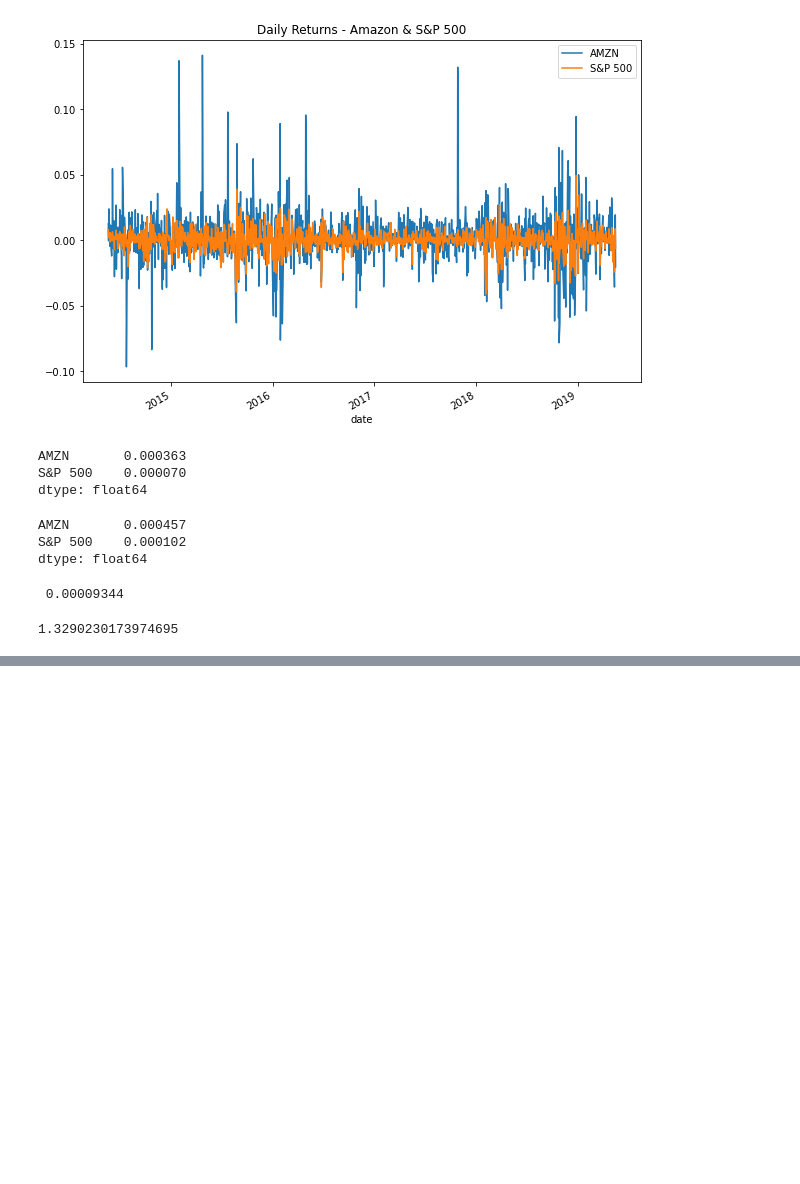
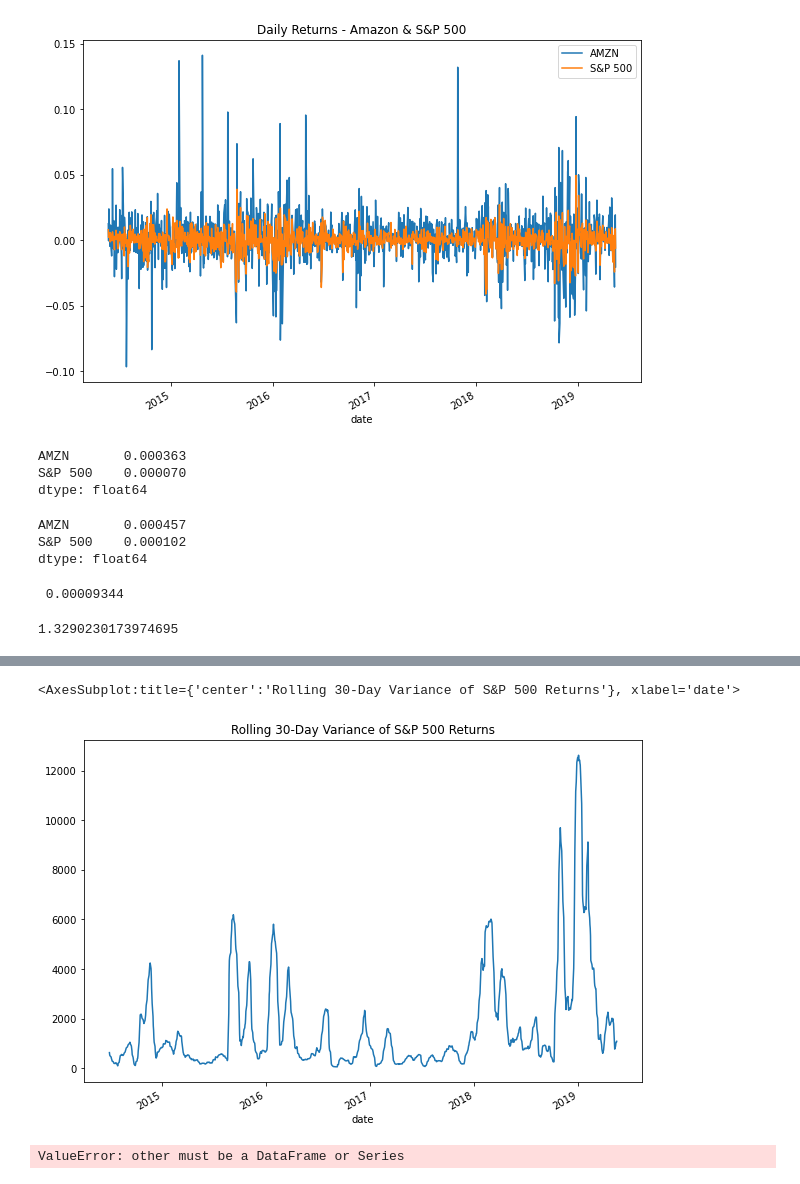
Before and after one commit to petepetersen423/Fintech-Workspace, a Jupyter notebook: M4/Untitled.ipynb, the cells around one changed output, grey strips where cells are left out. Cells and saved outputs as stored; diff of their text form; code cells hidden in the pictures; blank space fills up the shorter version.

```diff
--- a/M4/Untitled.ipynb
+++ b/M4/Untitled.ipynb
@@ -287,3 +287,9 @@ amzn_beta = daily_returns_amzn_spx['AMZN'].cov(daily_returns_amzn_spx['S&P 500']
 amzn_beta
 # %% [output]
 1.3290230173974695
+# %%
+daily_returns = pd.read_csv(Path('/Users/pete/Documents/Fintech-Workspace/M4/03-Rolling_Beta_Demo/amzn_sp500_data.csv'),
+                                    index_col="date",
+                                    parse_dates = True,
+                                    infer_datetime_format = True)
+daily_returns
@@ -289,0 +311,25 @@ amzn_beta
+# %%
+# Calculate the rolling 30 day variance of the S&P 500 (the market)
+market_rolling_30_variance = daily_returns['S&P 500'].rolling(window=30).var()
+
+# Create the plot for the S&P 30 day rolling variance
+market_rolling_30_variance.plot(
+    figsize=(10, 7),
+    title='Rolling 30-Day Variance of S&P 500 Returns'
+)
+# %% [output]
+<AxesSubplot:title={'center':'Rolling 30-Day Variance of S&P 500 Returns'}, xlabel='date'>
+[figure, added]
+# %%
+# Calculate the rolling 30-day covariance between AMZN and the S&P 500 (the market)
+#
+
+amzn_rolling_30_covariance = daily_returns['AMZN'].rolling(window=30).cov(daily_returns['S&P 500'].rolling(window=30))
+
+# Create the plot for AMZN’s 30-day rolling covariance
+#amzn_rolling_30_covariance.plot(
+ #   figsize=(10, 7),
+  #  title='Rolling 30-Day Covariance of AMZN Returns vs. S&P 500 Returns'
+#)
+# %% [output]
+ValueError: other must be a DataFrame or Series
```
Also changed, not shown: parts of 8 cells of this notebook, 13 other files.
